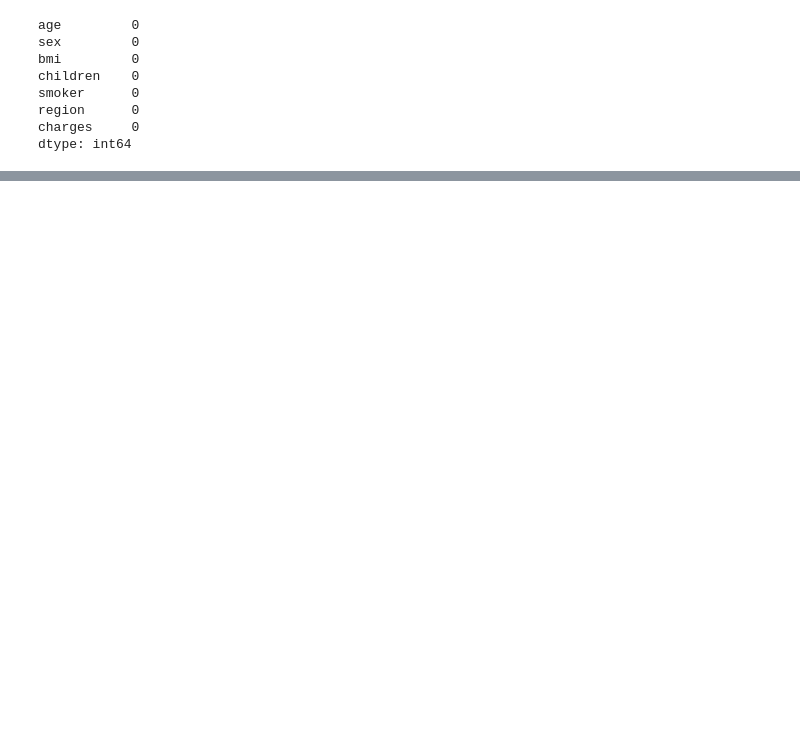
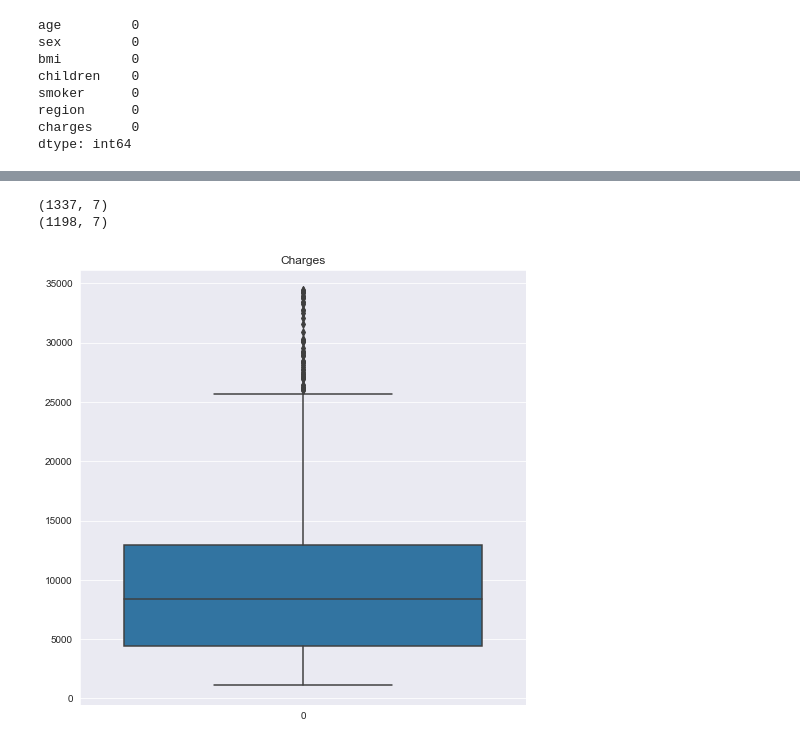
Before and after one commit to pveinberg/formacao_ML_minsait, a Jupyter notebook: Notebooks/Aula01/exercicios/seguros.ipynb, the cells around one changed output, grey strips where cells are left out. Saved outputs shown, nothing was run; the diff lists cells and outputs as text; code cells hidden in the pictures; blank space fills up the shorter version.

```diff
--- a/Notebooks/Aula01/exercicios/seguros.ipynb
+++ b/Notebooks/Aula01/exercicios/seguros.ipynb
@@ -91,0 +114,6 @@ plt.show()
+# %%
+encoder = LabelEncoder()
+for col in data.select_dtypes('object').columns:
+    data[col] = encoder.fit_transform(data[col])
+
+data.head()
@@ -91,0 +127,28 @@ plt.show()
+# %%
+
+def remove_outliers_iqr(df, threshold=1.5):
+    for column_name in df.columns:
+        Q1 = df[column_name].quantile(0.25)
+        Q3 = df[column_name].quantile(0.75)
+        IQR = Q3 - Q1
+        lower_bound = Q1 - threshold * IQR
+        upper_bound = Q3 + threshold * IQR
+
+        df_cleaned = df[(df[column_name] >= lower_bound) & (df[column_name] <= upper_bound)]
+
+    print(df.shape)
+    print(df_cleaned.shape)
+    return df_cleaned
+# %%
+data = remove_outliers_iqr(data)
+# %% [output]
+(1337, 7)
+(1198, 7)
+# %%
+plt.figure(figsize=PLOT_MEDIUM)
+sns.boxplot(data['charges'])
+
+plt.title("Charges")
+plt.show()
+# %% [output]
+[figure, added]
```
Also changed, not shown: parts of 12 cells of this notebook, 2 other files.
